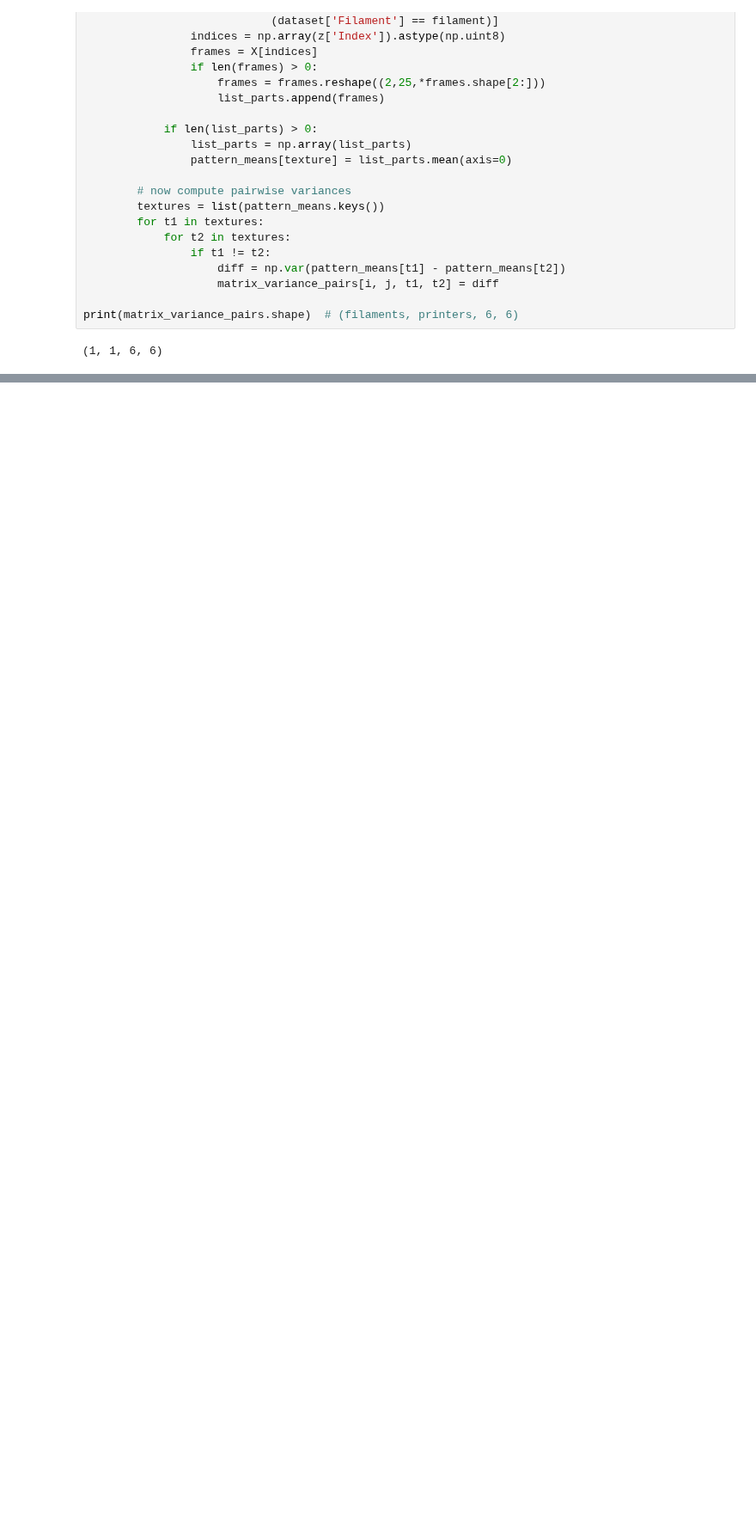
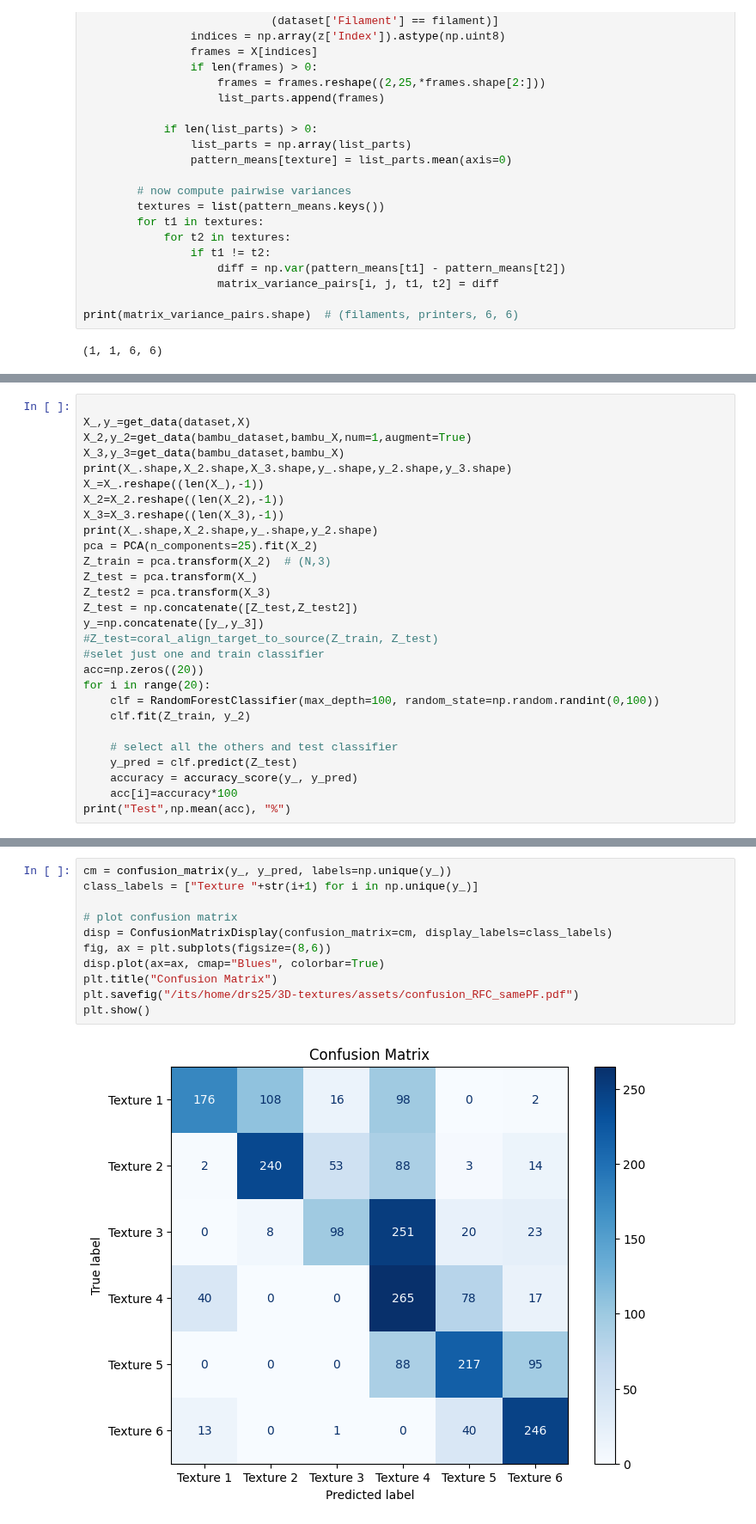
Before and after one commit to shepai/3D-textures, a Jupyter notebook: Experimental/all_the_same.ipynb, the cells around one changed output, grey strips where cells are left out. Shown at 86% size. Cells and saved outputs as stored; diff of their text form; blank space fills up the shorter version.

```diff
--- a/Experimental/all_the_same.ipynb
+++ b/Experimental/all_the_same.ipynb
@@ -215,0 +307,28 @@ plt.show()
+# %%
+
+X_,y_=get_data(dataset,X)
+X_2,y_2=get_data(bambu_dataset,bambu_X,num=1,augment=True)
+X_3,y_3=get_data(bambu_dataset,bambu_X)
+print(X_.shape,X_2.shape,X_3.shape,y_.shape,y_2.shape,y_3.shape)
+X_=X_.reshape((len(X_),-1))
+X_2=X_2.reshape((len(X_2),-1))
+X_3=X_3.reshape((len(X_3),-1))
+print(X_.shape,X_2.shape,y_.shape,y_2.shape)
+pca = PCA(n_components=25).fit(X_2)
+Z_train = pca.transform(X_2)  # (N,3)
+Z_test = pca.transform(X_)
+Z_test2 = pca.transform(X_3)
+Z_test = np.concatenate([Z_test,Z_test2])
+y_=np.concatenate([y_,y_3])
+#Z_test=coral_align_target_to_source(Z_train, Z_test)
+#selet just one and train classifier
+acc=np.zeros((20))
+for i in range(20):
+    clf = RandomForestClassifier(max_depth=100, random_state=np.random.randint(0,100))
+    clf.fit(Z_train, y_2)
+
+    # select all the others and test classifier
+    y_pred = clf.predict(Z_test)
+    accuracy = accuracy_score(y_, y_pred)
+    acc[i]=accuracy*100
+print("Test",np.mean(acc), "%")
@@ -215,0 +340,13 @@ plt.show()
+# %%
+cm = confusion_matrix(y_, y_pred, labels=np.unique(y_))
+class_labels = ["Texture "+str(i+1) for i in np.unique(y_)]
+
+# plot confusion matrix
+disp = ConfusionMatrixDisplay(confusion_matrix=cm, display_labels=class_labels)
+fig, ax = plt.subplots(figsize=(8,6))
+disp.plot(ax=ax, cmap="Blues", colorbar=True)
+plt.title("Confusion Matrix")
+plt.savefig("/its/home/drs25/3D-textures/assets/confusion_RFC_samePF.pdf")
+plt.show()
+# %% [output]
+[figure, added]
```
Also changed, not shown: parts of 14 cells of this notebook.
